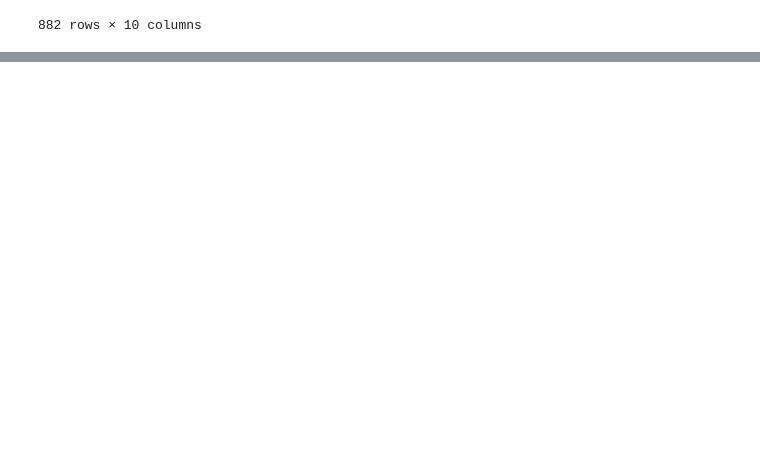
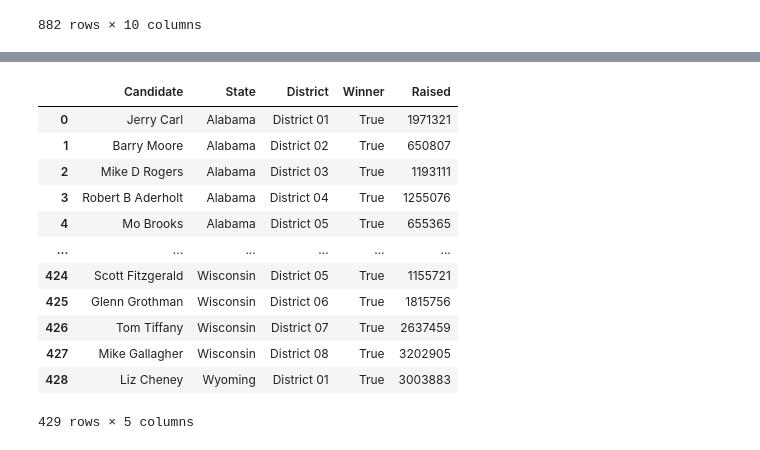
Before and after one commit to KagonDeans/webscraping-open-secrets, a Jupyter notebook: notebooks/HOR_EDA.ipynb, the cells around one changed output, grey strips where cells are left out. Saved outputs shown, nothing was run; the diff lists cells and outputs as text; code cells hidden in the pictures; blank space fills up the shorter version.

```diff
--- a/notebooks/HOR_EDA.ipynb
+++ b/notebooks/HOR_EDA.ipynb
@@ -30,0 +289,16 @@ House_of_Rep
+# %%
+House_of_Rep_Winners[['Candidate','State', 'District', 'Winner', 'Raised']]
+# %% [output]
+|  | Candidate | State | District | Winner | Raised |
+| 0 | Jerry Carl | Alabama | District 01 | True | 1971321 |
+| 1 | Barry Moore | Alabama | District 02 | True | 650807 |
+| 2 | Mike D Rogers | Alabama | District 03 | True | 1193111 |
+| 3 | Robert B Aderholt | Alabama | District 04 | True | 1255076 |
+| 4 | Mo Brooks | Alabama | District 05 | True | 655365 |
+| ... | ... | ... | ... | ... | ... |
+| 424 | Scott Fitzgerald | Wisconsin | District 05 | True | 1155721 |
+| 425 | Glenn Grothman | Wisconsin | District 06 | True | 1815756 |
+| 426 | Tom Tiffany | Wisconsin | District 07 | True | 2637459 |
+| 427 | Mike Gallagher | Wisconsin | District 08 | True | 3202905 |
+| 428 | Liz Cheney | Wyoming | District 01 | True | 3003883 |
+429 rows × 5 columns
```
Also changed, not shown: parts of 32 cells of this notebook.
